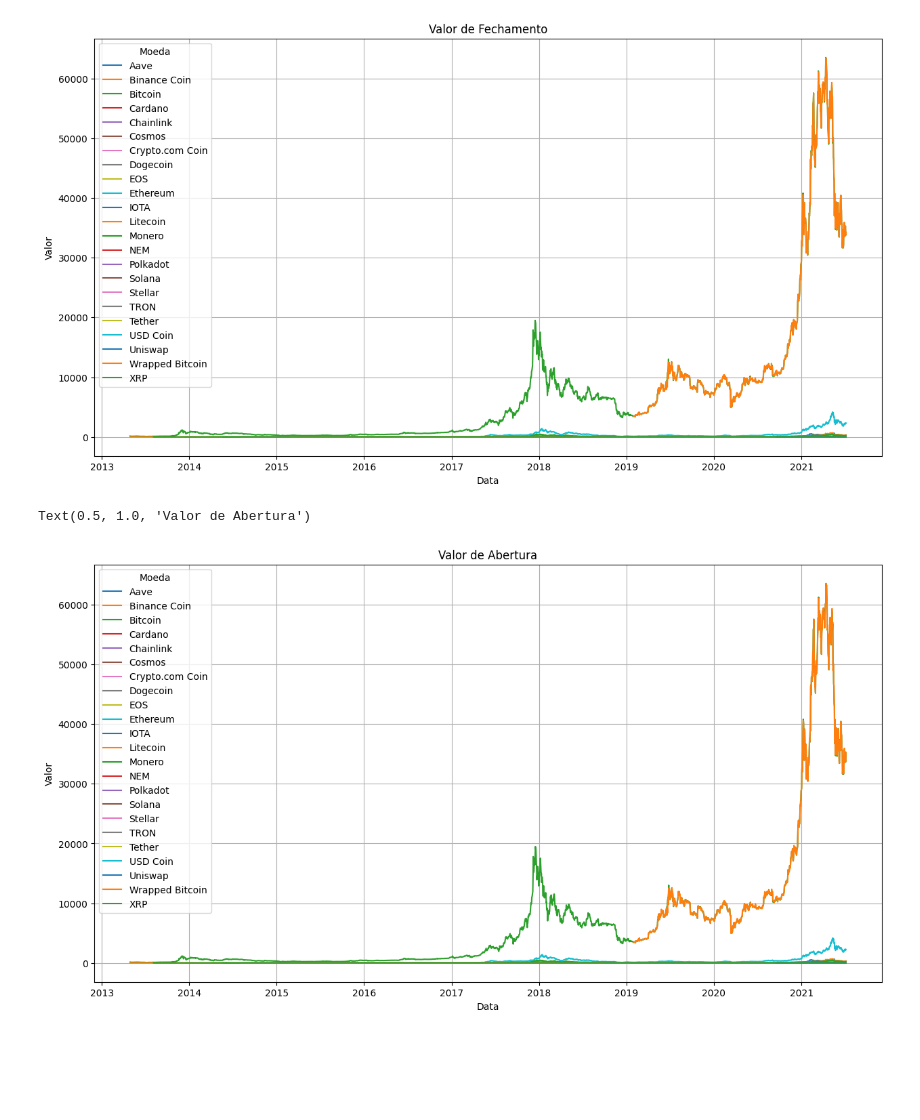
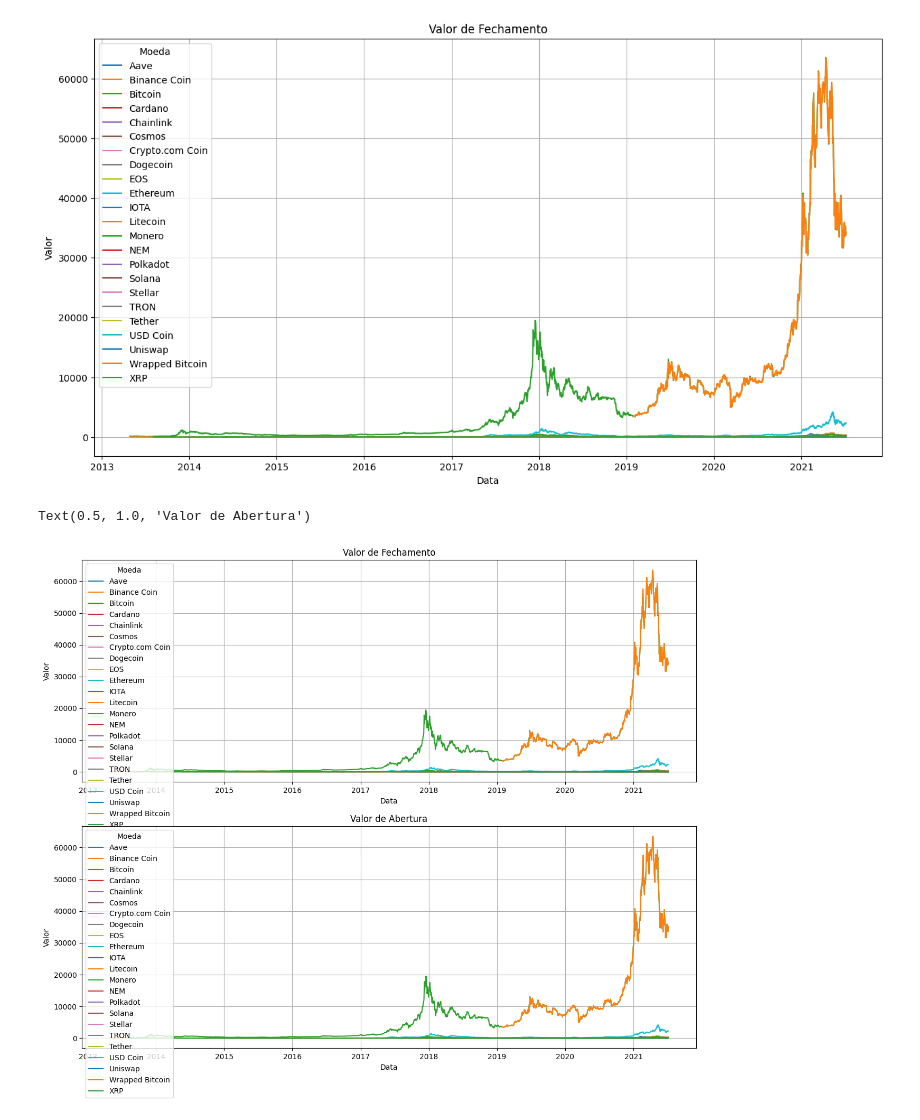
Before and after one commit to NewKanvas/M5-Projeto-5, a Jupyter notebook: analise.ipynb, the cells around one changed output. Cells and saved outputs as stored; diff of their text form; code cells hidden in the pictures; blank space fills up the shorter version.

```diff
--- a/analise.ipynb
+++ b/analise.ipynb
@@ -138,0 +127,5 @@ criptoTest
+# %%
+cripto.reset_index()
+cripto = cripto.set_index(['Data'])
+
+cripto
@@ -186,19 +211,26 @@ plt.title('Valor de Fechamento')
 # %% [output]
 Text(0.5, 1.0, 'Valor de Fechamento')
 [figure]
-# %%
-criptoTest = cripto.groupby(['Moeda','Data'])[['Abertura']].first()
-criptoTest.reset_index(inplace=True)
-criptoTest = criptoTest.set_index(['Moeda', 'Data']).unstack(level=0)
-criptoTest = criptoTest['Abertura']
-criptoTest
-
-criptoTest.plot(grid = True, figsize=(15,8)) # Melhorar o grafico para ficar mais visivel as outras moedas
-# comentar os pontos mais altos, picos
-
-plt.xlabel('Data')
-plt.ylabel('Valor')
-plt.title('Valor de Abertura')
-# %% [output]
-Text(0.5, 1.0, 'Valor de Abertura')
-[figure, removed]
+# %%
+criptoTest = cripto.groupby(['Moeda','Data'])[['Fechamento','Abertura']].first()
+criptoTest.reset_index(inplace=True)
+criptoTest = criptoTest.set_index(['Moeda', 'Data']).unstack(level=0)
+#criptoTest = criptoTest['Fechamento']
+criptoTest
+
+fig, axs = plt.subplots(2, 1, figsize=(15, 12))  # 2 linhas, 1 coluna
+
+# Plotar o gráfico de fechamento
+criptoTest['Fechamento'].plot(ax=axs[0], grid=True)
+axs[0].set_xlabel('Data')
+axs[0].set_ylabel('Valor')
+axs[0].set_title('Valor de Fechamento')
+
+# Plotar o gráfico de abertura
+criptoTest['Abertura'].plot(ax=axs[1], grid=True)
+axs[1].set_xlabel('Data')
+axs[1].set_ylabel('Valor')
+axs[1].set_title('Valor de Abertura')
+# %% [output]
+Text(0.5, 1.0, 'Valor de Abertura')
+[figure, added]
```
Also changed, not shown: parts of 9 cells of this notebook.
